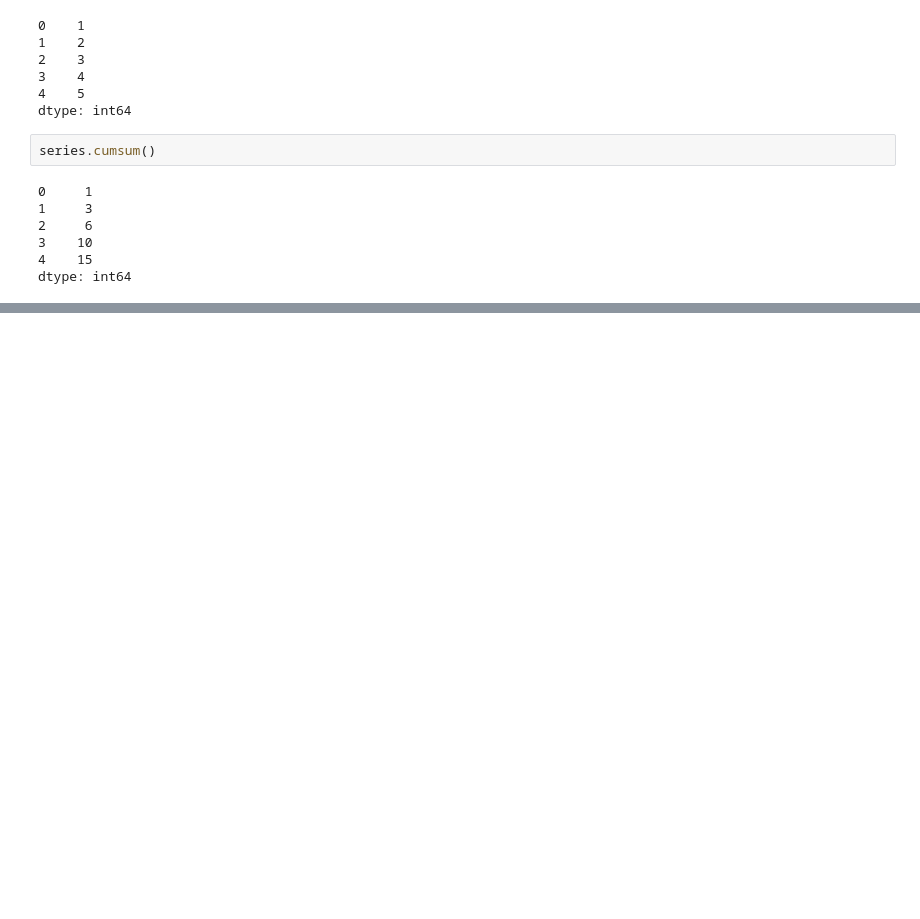
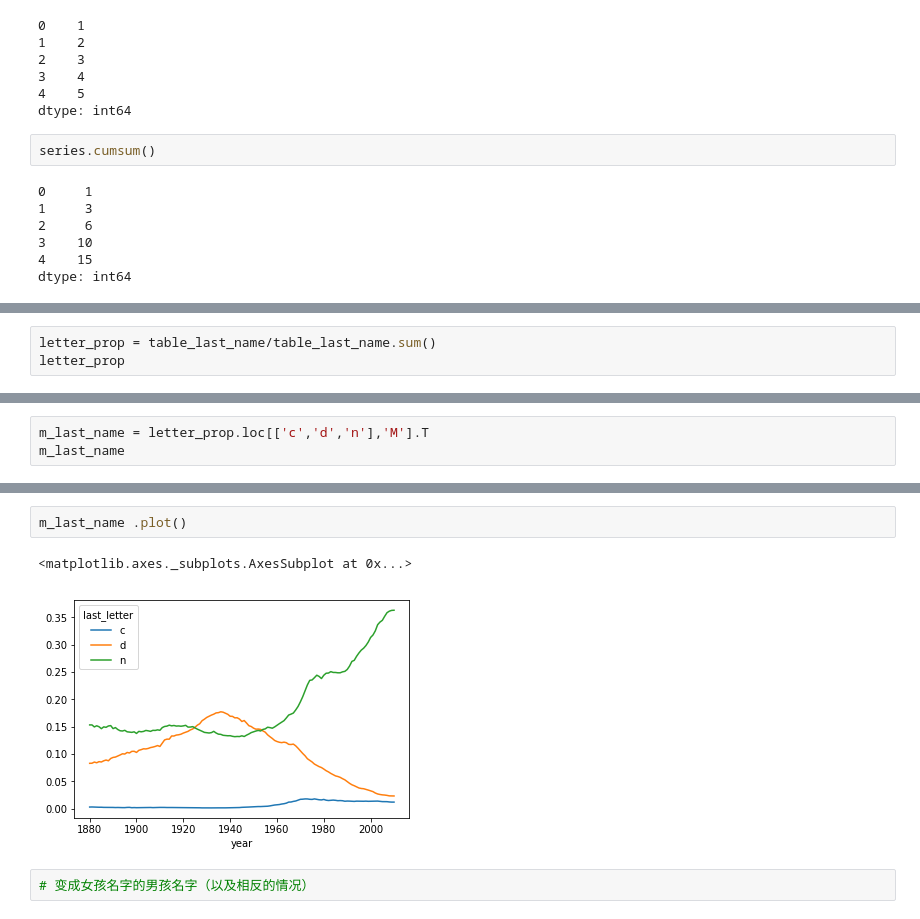
Before and after one commit to zoiechow/pydata_exercise, a Jupyter notebook: ch14_babyname.ipynb, the cells around one changed output, grey strips where cells are left out. Cells and saved outputs as stored; diff of their text form; blank space fills up the shorter version.

```diff
--- a/ch14_babyname.ipynb
+++ b/ch14_babyname.ipynb
@@ -456,0 +570,3 @@ Name: pop, Length: 261877, dtype: float64
+# %%
+letter_prop = table_last_name/table_last_name.sum()
+letter_prop
@@ -456,0 +589,3 @@ Name: pop, Length: 261877, dtype: float64
+# %%
+m_last_name = letter_prop.loc[['c','d','n'],'M'].T
+m_last_name
@@ -456,0 +607,7 @@ Name: pop, Length: 261877, dtype: float64
+# %%
+m_last_name .plot()
+# %% [output]
+<matplotlib.axes._subplots.AxesSubplot at 0x...>
+[figure, added]
+# %%
+# 变成女孩名字的男孩名字（以及相反的情况）
```
Also changed, not shown: parts of 25 cells of this notebook.
